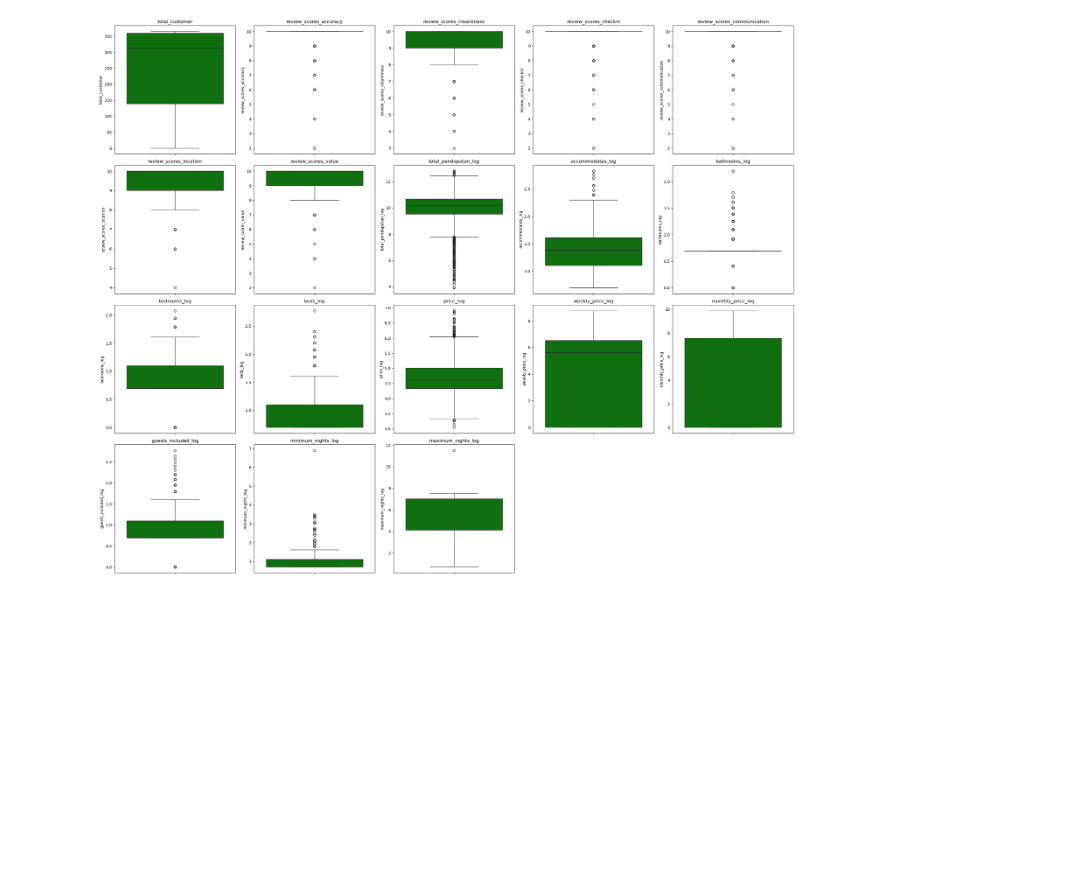
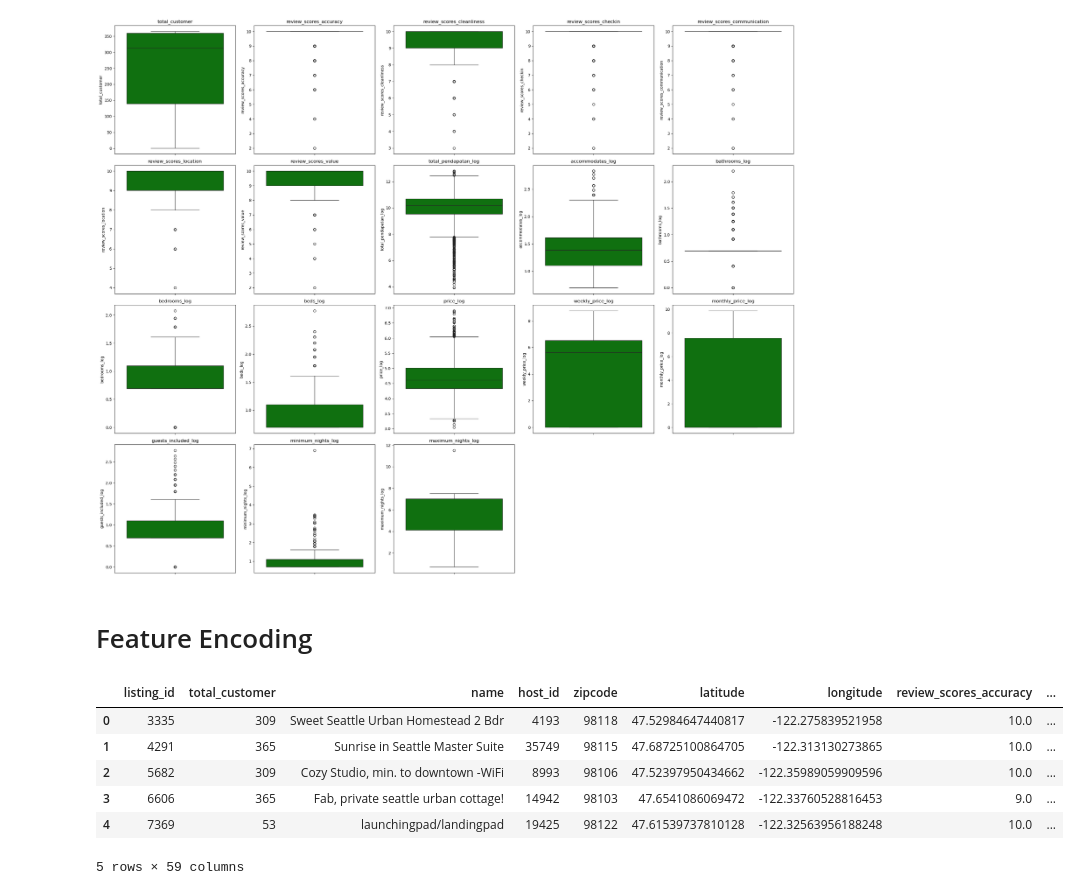
Before and after one commit to Podjan/ResNet2, a Jupyter notebook: Coding2.ipynb, the cells around one changed output. Saved outputs shown, nothing was run; the diff lists cells and outputs as text; code cells hidden in the pictures; blank space fills up the shorter version.

Commit message:
feature encoding

```diff
--- a/Coding2.ipynb
+++ b/Coding2.ipynb
@@ -1197,3 +1197,44 @@ plt.tight_layout()  # Atur tata letak agar tidak tumpang tindih
 plt.show()
 # %% [output]
 [figure]
+# %% [markdown]
+# Feature Encoding
+# %%
+import pandas as pd
+from sklearn.preprocessing import LabelEncoder
+
+# One-Hot Encoding untuk kolom kategorikal nominal
+nominal_columns = ['host_response_time', 'host_is_superhost', 'host_identity_verified',
+                  'is_location_exact', 'property_type', 'room_type', 'bed_type',
+                  'instant_bookable', 'cancellation_policy', 'require_guest_profile_picture',
+                  'require_guest_phone_verification']
+
+# Looping untuk melakukan One-Hot Encoding
+for column in nominal_columns:
+    # Buat dummy variables
+    dummies = pd.get_dummies(df2[column], prefix=column, drop_first=True)
+    # Gabungkan dummy variables dengan dataframe asli
+    df2 = pd.concat([df2, dummies], axis=1)
+    # Hapus kolom asli
+    df2.drop(columns=[column], inplace=True)
+# %%
+# Label Encoding untuk kolom kategorikal ordinal
+ordinal_columns = ['review_scores_rating_kategori', 'host_response_rate_kategori', 'host_acceptance_rate_kategori']
+
+# Inisialisasi LabelEncoder
+label_encoder = LabelEncoder()
+
+# Looping untuk melakukan Label Encoding
+for column in ordinal_columns:
+    # Fit dan transform data
+    df2[column] = label_encoder.fit_transform(df2[column])
+# %%
+df2.head()
+# %% [output]
+|  | listing_id | total_customer | name | host_id | zipcode | latitude | longitude | review_scores_accuracy | ... |
+| 0 | 3335 | 309 | Sweet Seattle Urban Homestead 2 Bdr | 4193 | 98118 | 47.52984647440817 | -122.275839521958 | 10.0 | ... |
+| 1 | 4291 | 365 | Sunrise in Seattle Master Suite | 35749 | 98115 | 47.68725100864705 | -122.313130273865 | 10.0 | ... |
+| 2 | 5682 | 309 | Cozy Studio, min. to downtown -WiFi | 8993 | 98106 | 47.52397950434662 | -122.35989059909596 | 10.0 | ... |
+| 3 | 6606 | 365 | Fab, private seattle urban cottage! | 14942 | 98103 | 47.6541086069472 | -122.33760528816453 | 9.0 | ... |
+| 4 | 7369 | 53 | launchingpad/landingpad | 19425 | 98122 | 47.61539737810128 | -122.32563956188248 | 10.0 | ... |
+5 rows × 59 columns
```
Also changed, not shown: parts of 1 cell of this notebook, 1 other file.
